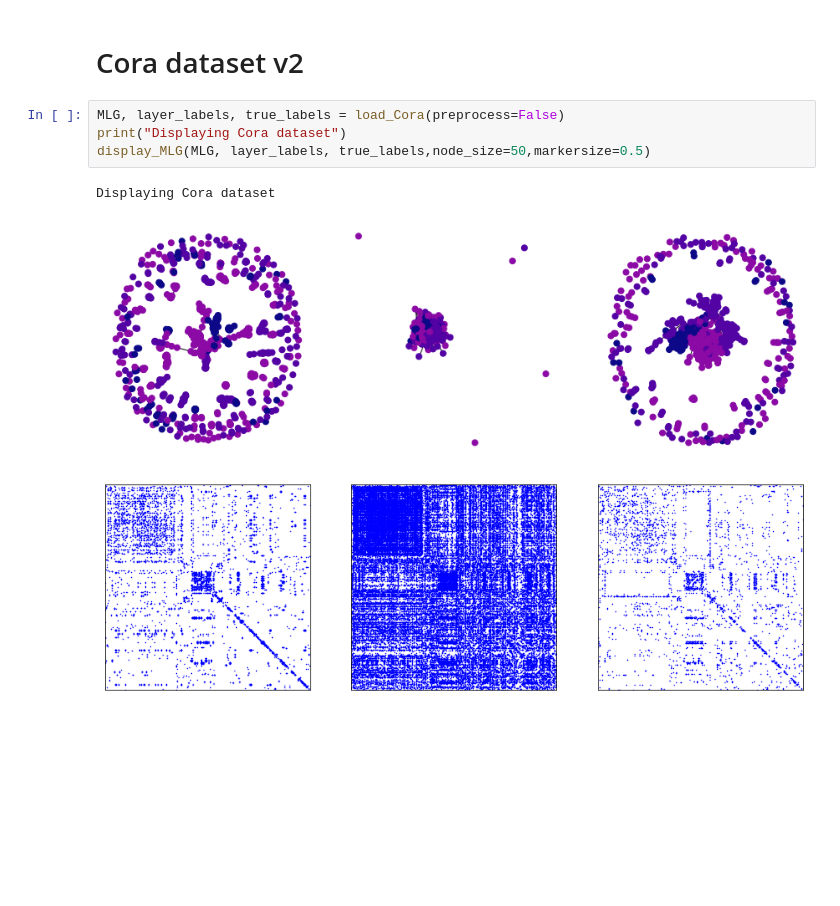
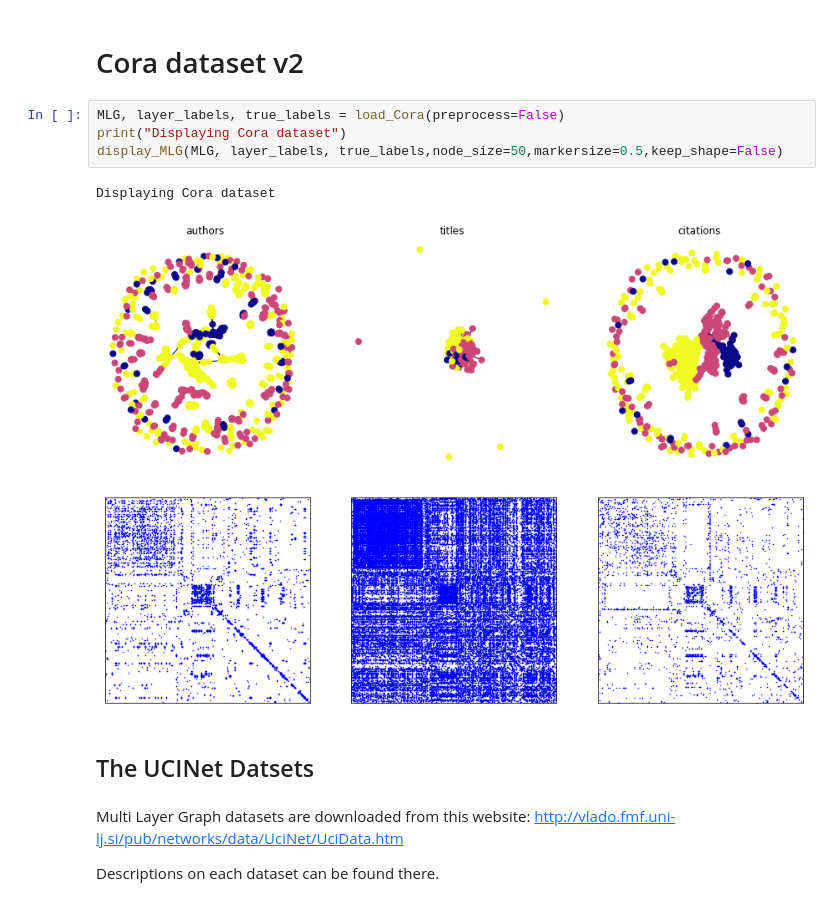
Before and after one commit to souheib1/Clustering-with-Multi-Layer-Graphs, a Jupyter notebook: data_processing_and_visualization.ipynb, the cells around one changed output. Drawn from its saved outputs; the diff is of its cells as text; blank space fills up the shorter version.

```diff
--- a/data_processing_and_visualization.ipynb
+++ b/data_processing_and_visualization.ipynb
@@ -80,8 +52,15 @@ Counter({'mlgrad': 33, 'sloan': 25, '1styeargrad ': 14, 'mlfrosh': 6, 'mlstaff':
 # %%
 MLG, layer_labels, true_labels = load_Cora(preprocess=False)
 print("Displaying Cora dataset")
-display_MLG(MLG, layer_labels, true_labels,node_size=50,markersize=0.5)
+display_MLG(MLG, layer_labels, true_labels,node_size=50,markersize=0.5,keep_shape=False)
 # %% [output]
 Displaying Cora dataset
-[figure, old version]
+[figure, new version]
 [figure]
+# %% [markdown]
+## The UCINet Datsets
+# %% [markdown]
+Multi Layer Graph datasets are downloaded from this website:
+http://vlado.fmf.uni-lj.si/pub/networks/data/UciNet/UciData.htm
+
+Descriptions on each dataset can be found there.
```
Also changed, not shown: parts of 6 cells of this notebook, 6 other files.
